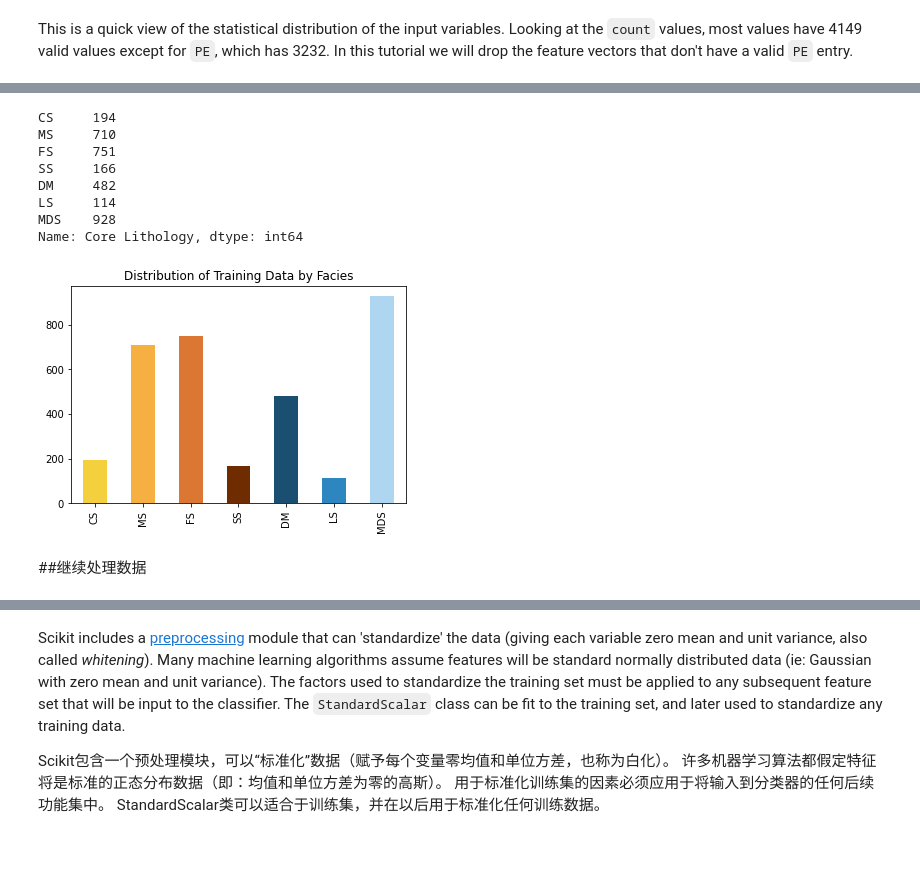
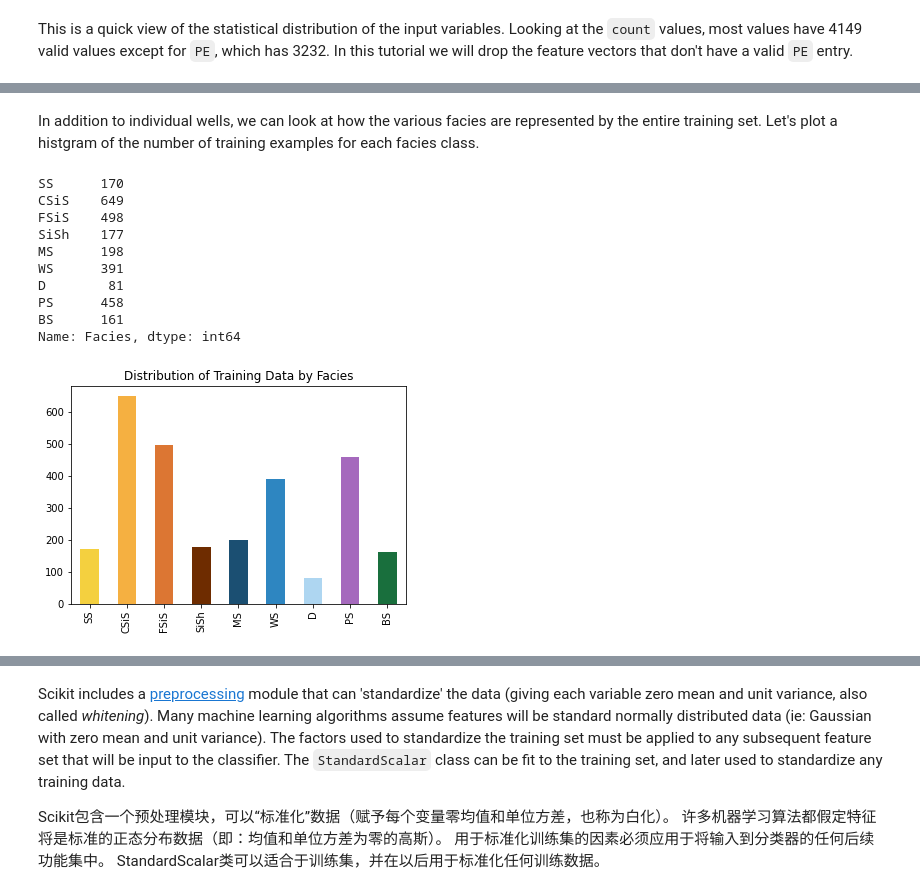
Before and after one commit to sunyingjian/AI-in-well-logging, a Jupyter notebook: 延安油田决策树.ipynb, the cells around one changed output, grey strips where cells are left out. Cells and saved outputs as stored; diff of their text form; code cells hidden in the pictures; blank space fills up the shorter version.

```diff
--- a/延安油田决策树.ipynb
+++ b/延安油田决策树.ipynb
@@ -98,0 +156,4 @@ testing_data
+# %%
+training_data['Well Name'] = training_data['Well Name'].astype('category')
+training_data['Formation'] = training_data['Formation'].astype('category')
+training_data['Well Name'].unique()
@@ -105,15 +168,21 @@ Before we plot the well data, let's define a color map so the facies are represe
 # %%
-# 1=粗砂岩  2=中砂岩   3=细砂岩
-# 4=粉砂岩 5=白云岩 6=石灰岩 7=泥岩
+# 1=sandstone  2=c_siltstone   3=f_siltstone
+# 4=marine_silt_shale 5=mudstone 6=wackestone 7=dolomite
+# 8=packstone 9=bafflestone
 facies_colors = ['#F4D03F', '#F5B041','#DC7633','#6E2C00',
-       '#1B4F72','#2E86C1', '#AED6F1']
+       '#1B4F72','#2E86C1', '#AED6F1', '#A569BD', '#196F3D']
 
-facies_labels = ['CS', 'MS', 'FS', 'SS', 'DM',
-                 'LS', 'MDS']
+facies_labels = ['SS', 'CSiS', 'FSiS', 'SiSh', 'MS',
+                 'WS', 'D','PS', 'BS']
 #facies_color_map is a dictionary that maps facies labels
 #to their respective colors
 facies_color_map = {}
 for ind, label in enumerate(facies_labels):
     facies_color_map[label] = facies_colors[ind]
+
+def label_facies(row, labels):
+    return labels[ row['Facies'] -1]
+
+training_data.loc[:,'FaciesLabels'] = training_data.apply(lambda row: label_facies(row, facies_labels), axis=1) #建立标签
 training_data.describe()
 # %% [output]
@@ -133,14 +199,0 @@ This is a quick view of the statistical distribution of the input variables.  Lo
-# %%
-# 1=粗砂岩  2=中砂岩   3=细砂岩
-# 4=粉砂岩 5=白云岩 6=石灰岩 7=泥岩
-facies_colors = ['#F4D03F', '#F5B041','#DC7633','#6E2C00',
-       '#1B4F72','#2E86C1', '#AED6F1']
-
-facies_labels = ['CS', 'MS', 'FS', 'SS', 'DM',
-                 'LS', 'MDS']
-#facies_color_map is a dictionary that maps facies labels
-#to their respective colors
-facies_color_map = {}
-for ind, label in enumerate(facies_labels):
-    facies_color_map[label] = facies_colors[ind]
-testing_data.describe()
@@ -156,0 +200,3 @@ testing_data.describe()
+# %%
+PE_mask = training_data['PE'].notnull().values
+training_data = training_data[PE_mask]
@@ -157,23 +265,25 @@ testing_data.describe()
+# %% [markdown]
+In addition to individual wells, we can look at how the various facies are represented by the entire training set.  Let's plot a histgram of the number of training examples for each facies class.
 # %%
 #count the number of unique entries for each facies, sort them by facies number (instead of by number of entries)
 #计算每个相的唯一条目数，然后按相数（而不是条目数）对它们进行排序
-facies_counts = training_data['Core Lithology'].value_counts().sort_index()
+facies_counts = training_data['Facies'].value_counts().sort_index()
 #use facies labels to index each count
 #使用相标签索引每个计数
 facies_counts.index = facies_labels
 
 facies_counts.plot(kind='bar',color=facies_colors,
                    title='Distribution of Training Data by Facies')
 facies_counts
 # %% [output]
-CS     194
-MS     710
-FS     751
-SS     166
-DM     482
-LS     114
-MDS    928
-Name: Core Lithology, dtype: int64
+SS      170
+CSiS    649
+FSiS    498
+SiSh    177
+MS      198
+WS      391
+D        81
+PS      458
+BS      161
+Name: Facies, dtype: int64
-[figure, old version]
+[figure, new version]
-# %% [markdown]
-##继续处理数据
```
Also changed, not shown: parts of 50 cells of this notebook.
